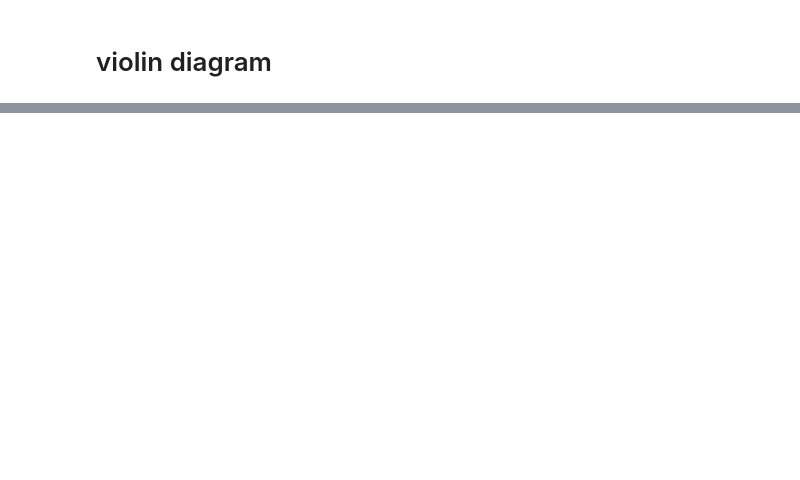
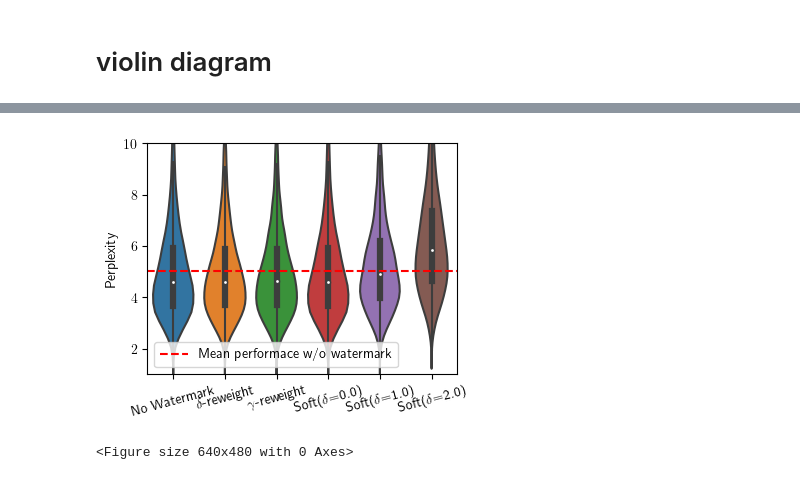
Before and after one commit to xiaoniu-578fa6bff964d005/UnbiasedWatermark, a Jupyter notebook: plot.ipynb, the cells around one changed output, grey strips where cells are left out. Drawn from its saved outputs; the diff is of its cells as text; code cells hidden in the pictures; blank space fills up the shorter version.

```diff
--- a/plot.ipynb
+++ b/plot.ipynb
@@ -180,0 +192,6 @@ plt.savefig("figures/Violin_MT.pdf", format="pdf")
+# %%
+import matplotlib
+import matplotlib.pyplot as plt
+
+plt.rcParams["text.usetex"] = True
+plt.rc("text.latex", preamble=r"\usepackage{amsmath}")
@@ -180,0 +251,20 @@ plt.savefig("figures/Violin_MT.pdf", format="pdf")
+# %%
+fig_scale = 1
+plt.figure(figsize=(4 * fig_scale, 3 * fig_scale))
+plot_sample_df(
+    tsdf[~tsdf.show_wp_name.str.contains("woh")],
+    "ppl",
+    "Perplexity",
+    show_wp=filter(lambda x: "woh" not in x, show_wp),
+    show_mean=True,
+)
+plt.ylim(1, 10)
+plt.show()
+plt.savefig(
+    "figures/Violin_TS_PPL.pdf",
+    format="pdf",
+    show_wp=show_wp,
+)
+# %% [output]
+[figure, added]
+<Figure size 640x480 with 0 Axes>
```
Also changed, not shown: parts of 10 cells of this notebook.
